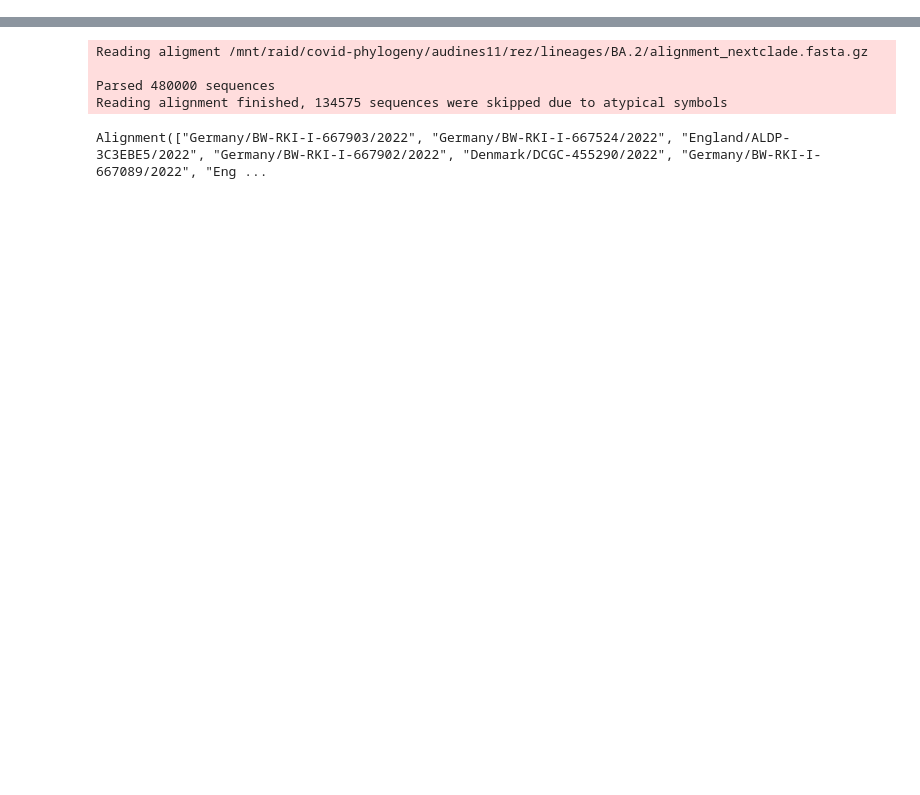
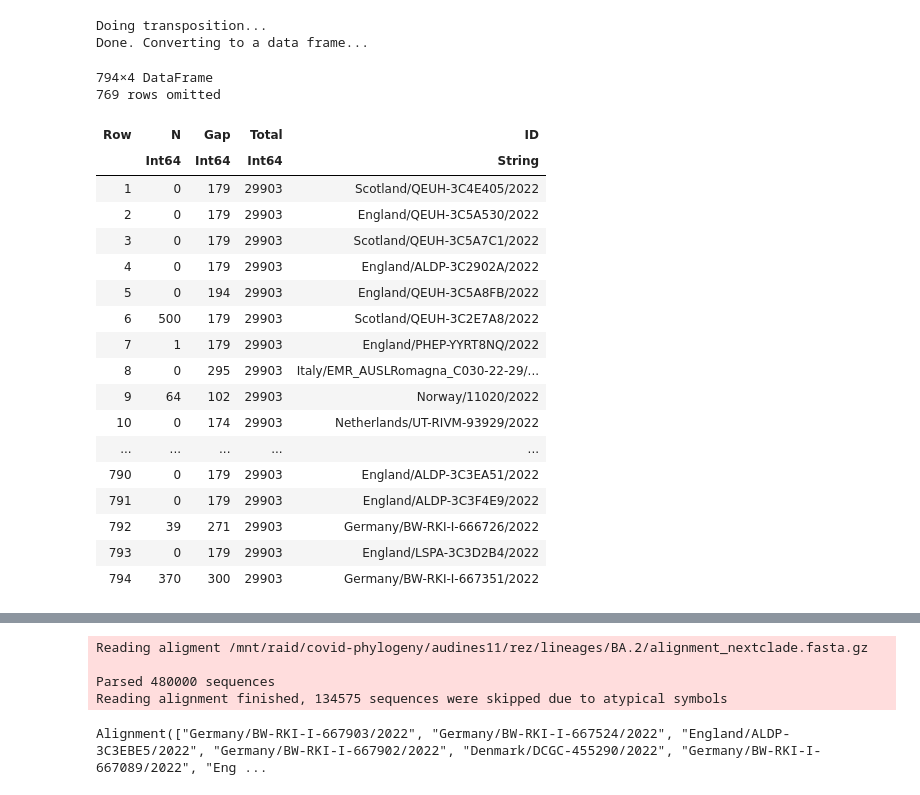
Before and after one commit to GediminasA/JuliaClusterAndTreeTools, a Jupyter notebook: notebooks/test_aln.ipynb, the cells around one changed output, grey strips where cells are left out. Saved outputs shown, nothing was run; the diff lists cells and outputs as text; code cells hidden in the pictures; blank space fills up the shorter version.

```diff
--- a/notebooks/test_aln.ipynb
+++ b/notebooks/test_aln.ipynb
@@ -67,0 +112,45 @@ Alignment(["England/MILK-344B0FD/2022", "Scotland/QEUH-3C507DA/2022", "England/P
+# %%
+m = aln.M
+set_dna = [DNA_N,DNA_Gap]
+out = Array{Array{Int64},1}()
+ctparse = 0
+for clm in eachrow(m)
+    cm = countmap(clm)
+    N = length(clm)
+    cmvals =  map( (x) -> x in keys(cm) ? cm[x] : 0, set_dna)
+    push!(cmvals,N)
+    push!(out,cmvals)
+    ctparse += 1
+    if mod(ctparse,1000) == 0
+        print("Counted $ctparse columns\r")
+    end
+end
+println("Doing transposition...")
+outm = transpose(hcat(out...))
+println("Done. Converting to a data frame...")
+outd = DataFrame(outm,[:N,:Gap,:Total])
+outd.ID=aln.names
+outd
+# %% [output]
+Doing transposition...
+Done. Converting to a data frame...
+794×4 DataFrame
+769 rows omitted
+| Row | N | Gap | Total | ID |
+|  | Int64 | Int64 | Int64 | String |
+| 1 | 0 | 179 | 29903 | Scotland/QEUH-3C4E405/2022 |
+| 2 | 0 | 179 | 29903 | England/QEUH-3C5A530/2022 |
+| 3 | 0 | 179 | 29903 | Scotland/QEUH-3C5A7C1/2022 |
+| 4 | 0 | 179 | 29903 | England/ALDP-3C2902A/2022 |
+| 5 | 0 | 194 | 29903 | England/QEUH-3C5A8FB/2022 |
+| 6 | 500 | 179 | 29903 | Scotland/QEUH-3C2E7A8/2022 |
+| 7 | 1 | 179 | 29903 | England/PHEP-YYRT8NQ/2022 |
+| 8 | 0 | 295 | 29903 | Italy/EMR_AUSLRomagna_C030-22-29/... |
+| 9 | 64 | 102 | 29903 | Norway/11020/2022 |
+| 10 | 0 | 174 | 29903 | Netherlands/UT-RIVM-93929/2022 |
+| ... | ... | ... | ... | ... |
+| 790 | 0 | 179 | 29903 | England/ALDP-3C3EA51/2022 |
+| 791 | 0 | 179 | 29903 | England/ALDP-3C3F4E9/2022 |
+| 792 | 39 | 271 | 29903 | Germany/BW-RKI-I-666726/2022 |
+| 793 | 0 | 179 | 29903 | England/LSPA-3C3D2B4/2022 |
+| 794 | 370 | 300 | 29903 | Germany/BW-RKI-I-667351/2022 |
```
Also changed, not shown: parts of 20 cells of this notebook, 2 other files.
